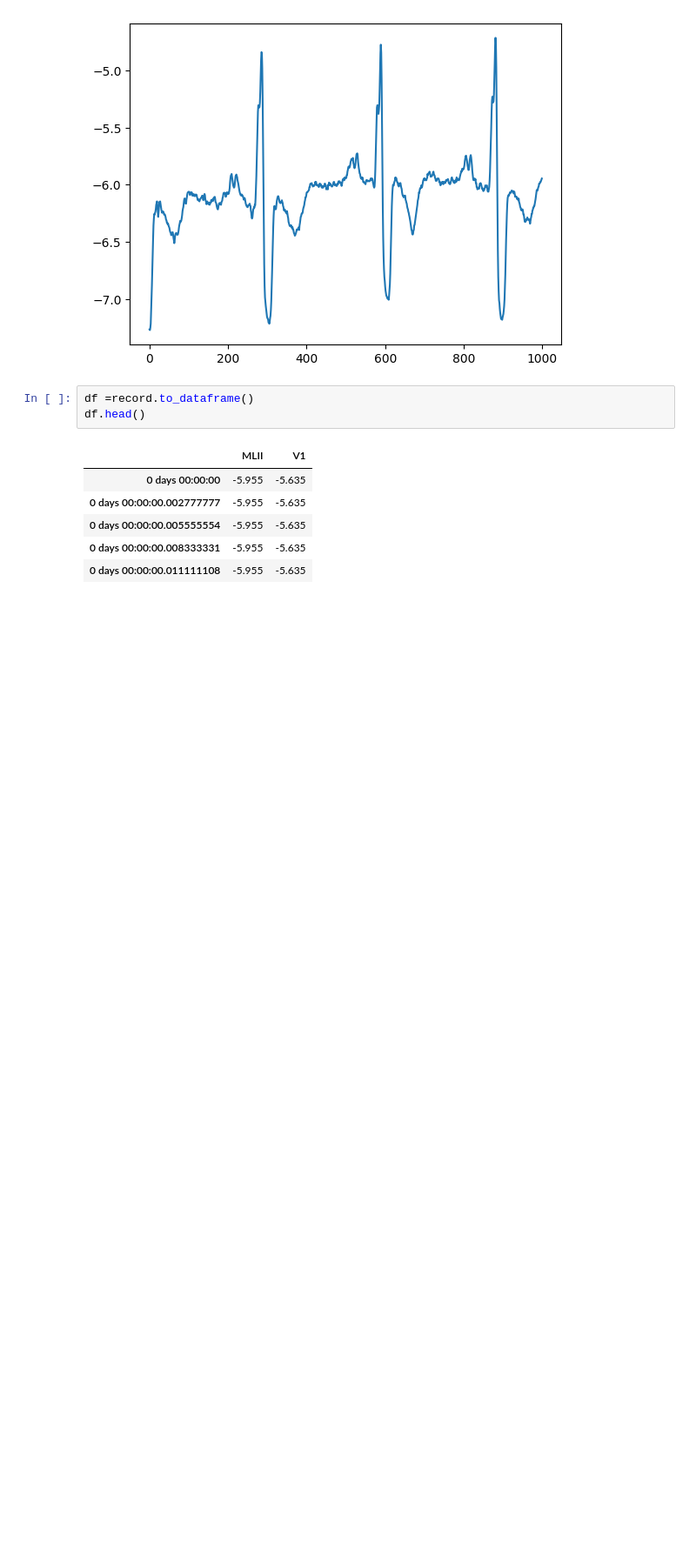
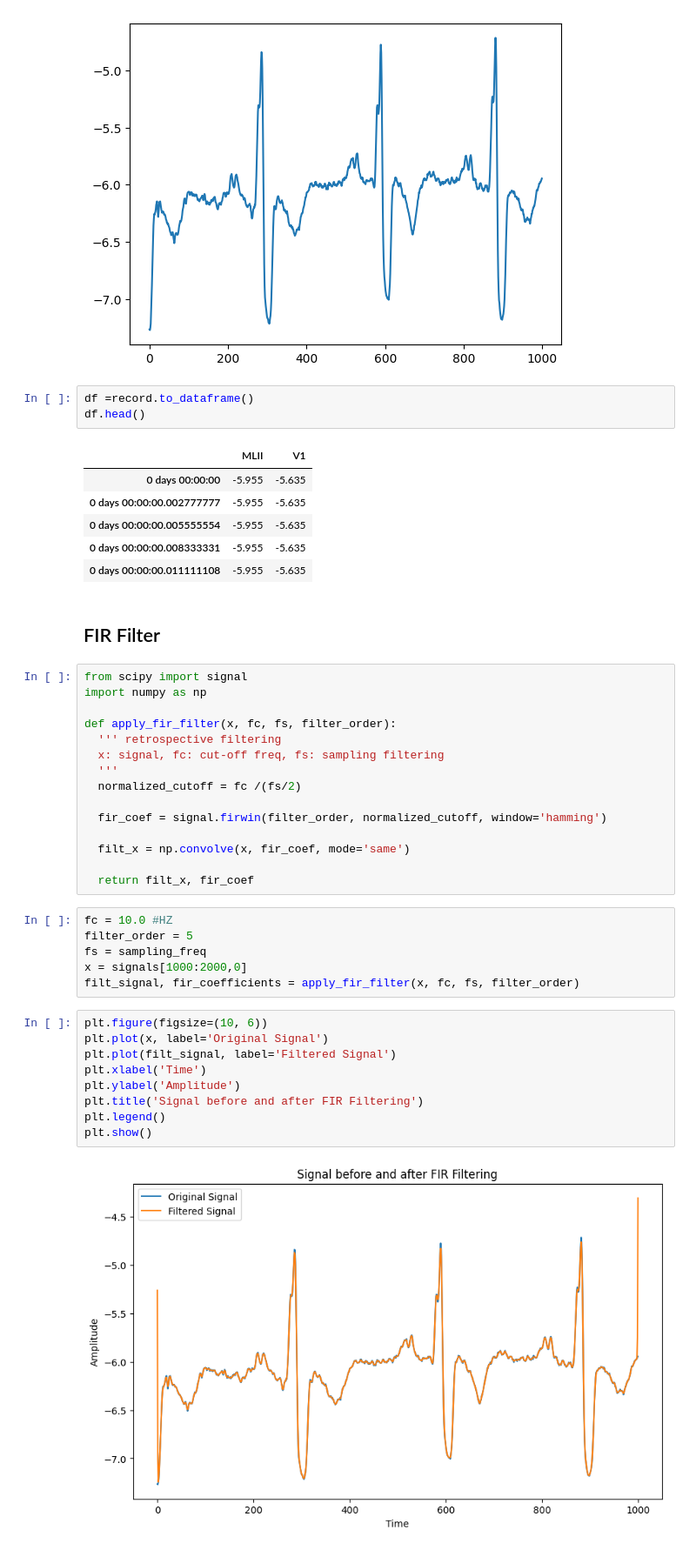
Before and after one commit to li0217codeninja/brca-digital-histology, a Jupyter notebook: denoise_ECG.ipynb, the cells around one changed output. Shown: that part at 87% size. Cells and saved outputs as stored; diff of their text form; blank space fills up the shorter version.

Commit message:
retrospective fir filtering

```diff
--- a/denoise_ECG.ipynb
+++ b/denoise_ECG.ipynb
@@ -111,3 +116,37 @@ df.head()
 | 0 days 00:00:00.005555554 | -5.955 | -5.635 |
 | 0 days 00:00:00.008333331 | -5.955 | -5.635 |
 | 0 days 00:00:00.011111108 | -5.955 | -5.635 |
+# %% [markdown]
+## FIR Filter
+# %%
+from scipy import signal
+import numpy as np
+
+def apply_fir_filter(x, fc, fs, filter_order):
+  ''' retrospective filtering
+  x: signal, fc: cut-off freq, fs: sampling filtering
+  '''
+  normalized_cutoff = fc /(fs/2)
+
+  fir_coef = signal.firwin(filter_order, normalized_cutoff, window='hamming')
+
+  filt_x = np.convolve(x, fir_coef, mode='same')
+
+  return filt_x, fir_coef
+# %%
+fc = 10.0 #HZ
+filter_order = 5
+fs = sampling_freq
+x = signals[1000:2000,0]
+filt_signal, fir_coefficients = apply_fir_filter(x, fc, fs, filter_order)
+# %%
+plt.figure(figsize=(10, 6))
+plt.plot(x, label='Original Signal')
+plt.plot(filt_signal, label='Filtered Signal')
+plt.xlabel('Time')
+plt.ylabel('Amplitude')
+plt.title('Signal before and after FIR Filtering')
+plt.legend()
+plt.show()
+# %% [output]
+[figure, added]
```
Also changed, not shown: parts of 1 cell of this notebook.
